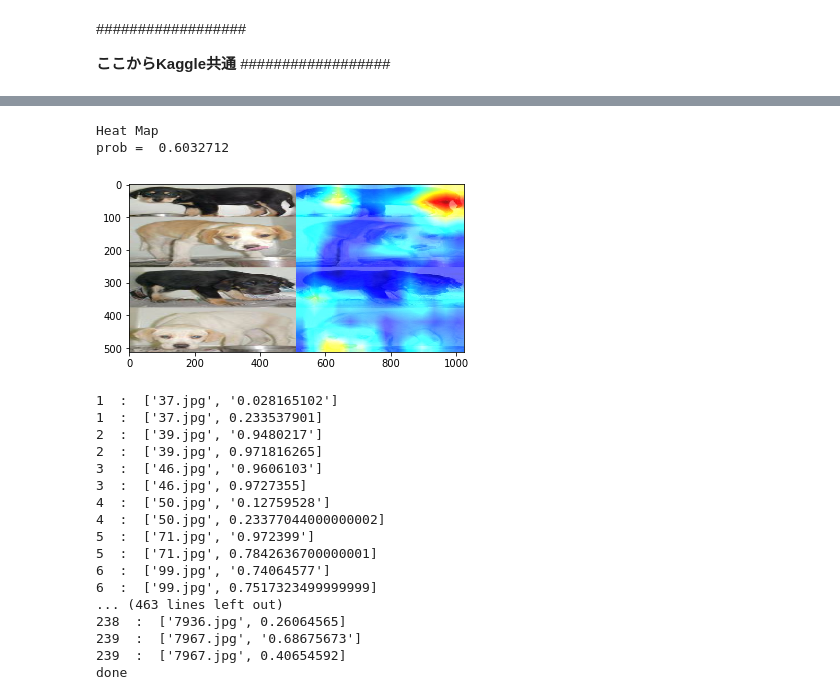
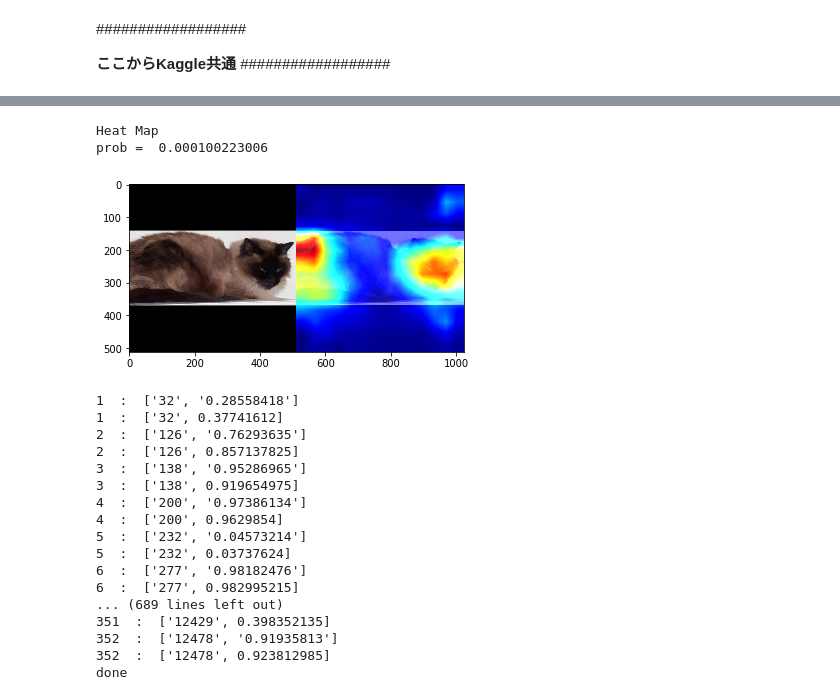
Before and after one commit to muraryu/dogcat, a Jupyter notebook: dogcat_mura.ipynb, the cells around one changed output, grey strips where cells are left out. Saved outputs shown, nothing was run; the diff lists cells and outputs as text; code cells hidden in the pictures.

```diff
--- a/dogcat_mura.ipynb
+++ b/dogcat_mura.ipynb
@@ -896,8 +900,10 @@ def Grad_Cam_plus_plus(input_model, layer_name, x, row, col):
 
     return jetcam
 
-image_path = test_dir + '7065.jpg' # Target image file path
-#image_path = 'drive/My Drive/dogcat/input/20190614182430.JPG'
+#image_path = test_pre_dir + '493.jpg' # Target image file path
+#image_path = './train/cat.4289.jpg'
+image_path = './crop.jpg'
+#image_path = './drive/My Drive/dogcat/input/20190614182430.JPG'
 
 target_layer = 'inception_resnet_v2' # InceptionResNetV2
 row = value_space["width_x_height"][near_vector["width_x_height"]]
@@ -910,35 +916,35 @@ img_Gplusplusname = gradcam_dir +os.path.basename(image_path) + "_GCAM++.jpg"
 os.makedirs(gradcam_dir, exist_ok=True)
 cv2.imwrite(img_Gplusplusname, img_GCAMplusplus)
 
 def hconcat_resize_min(im_list, interpolation=cv2.INTER_CUBIC):
     h_min = min(im.shape[0] for im in im_list)
     im_list_resize = [cv2.resize(im, (int(im.shape[1] * h_min / im.shape[0]), h_min), interpolation=interpolation)
                       for im in im_list]
     return cv2.hconcat(im_list_resize)
 
 original_image = cv2.cvtColor(cv2.resize(cv2.imread(image_path), (row,col)), cv2.COLOR_BGR2RGB)
 gradcam_image = cv2.cvtColor(cv2.imread(img_Gplusplusname), cv2.COLOR_BGR2RGB)
 im_h_resize = hconcat_resize_min([original_image, gradcam_image])
 plt.imshow(im_h_resize)
 print('Heat Map')
 
 # 予測
 img_predict = []
 try:
     img = Image.open(image_path)  # 画像読み込み
     img = img.convert("RGB")
     img = img.resize((row, col))  # 画像のリサイズ
     img_array = np.asarray(img)
     img_predict.append(img_array)
 except Exception as e:
     pass
 img_predict = np.asarray(img_predict) / 255.
 result_predict = CNN_model.predict(img_predict)
 print('prob = ', result_predict[0][0])
 # %% [output]
 Heat Map
-prob =  0.6032712
+prob =  0.000100223006
-[figure, old version]
+[figure, new version]
 # %%
 # 転移学習の場合は以下を実行して最後の方の畳み込み層を見つける
 print(CNN_model.get_layer('inception_resnet_v2').get_output_at(1))
@@ -948,8 +954,8 @@ CNN_model.save('drive/My Drive/dogcat/model/cnn_model-')
 print('done')
 # %%
 # 二つの結果ファイルのエントロピーが低い項目を採用してファイル出力
-submission1_path = 'submission0.014.csv'
-submission2_path = 'submission.csv'
+submission1_path = 'submission (1).csv'
+submission2_path = 'submission_original.csv'
 
 import csv
 
@@ -1005,20 +1011,20 @@ fout.close()
 
 print('done')
 # %% [output]
-1  :  ['37.jpg', '0.028165102']
-1  :  ['37.jpg', 0.233537901]
-2  :  ['39.jpg', '0.9480217']
-2  :  ['39.jpg', 0.971816265]
-3  :  ['46.jpg', '0.9606103']
-3  :  ['46.jpg', 0.9727355]
-4  :  ['50.jpg', '0.12759528']
-4  :  ['50.jpg', 0.23377044000000002]
-5  :  ['71.jpg', '0.972399']
-5  :  ['71.jpg', 0.7842636700000001]
-6  :  ['99.jpg', '0.74064577']
-6  :  ['99.jpg', 0.7517323499999999]
-... (463 lines left out)
-238  :  ['7936.jpg', 0.26064565]
-239  :  ['7967.jpg', '0.68675673']
-239  :  ['7967.jpg', 0.40654592]
+1  :  ['32', '0.28558418']
+1  :  ['32', 0.37741612]
+2  :  ['126', '0.76293635']
+2  :  ['126', 0.857137825]
+3  :  ['138', '0.95286965']
+3  :  ['138', 0.919654975]
+4  :  ['200', '0.97386134']
+4  :  ['200', 0.9629854]
+5  :  ['232', '0.04573214']
+5  :  ['232', 0.03737624]
+6  :  ['277', '0.98182476']
+6  :  ['277', 0.982995215]
+... (689 lines left out)
+351  :  ['12429', 0.398352135]
+352  :  ['12478', '0.91935813']
+352  :  ['12478', 0.923812985]
 done
```
Also changed, not shown: parts of 7 cells of this notebook.
